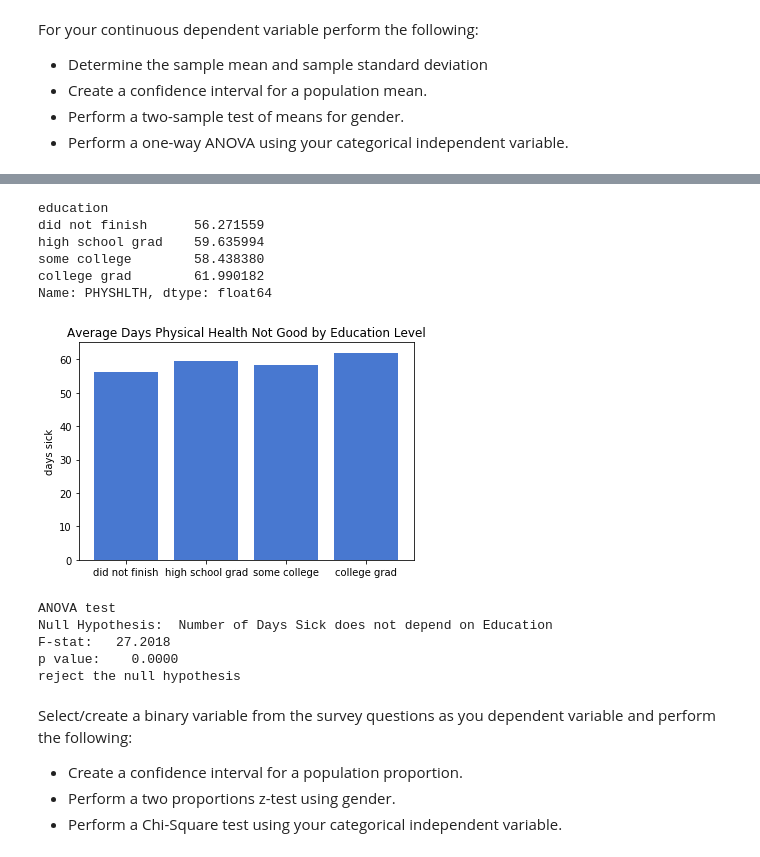
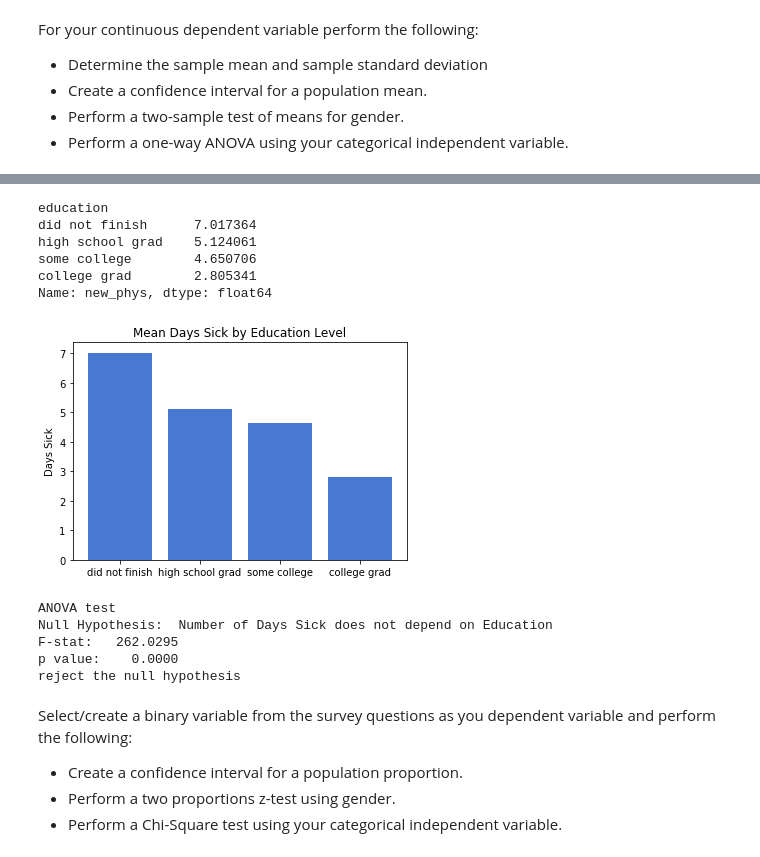
Before and after one commit to ArenCarpenter/nyc-mhtn-ds-062220-lectures, a Jupyter notebook: Mod_2/STATS_case_study/Statistical_Tests_Applied_Aren.ipynb, the cells around one changed output, grey strips where cells are left out. Saved outputs shown, nothing was run; the diff lists cells and outputs as text; code cells hidden in the pictures.

Commit message:
Update to Stats Project Notebook

```diff
--- a/Mod_2/STATS_case_study/Statistical_Tests_Applied_Aren.ipynb
+++ b/Mod_2/STATS_case_study/Statistical_Tests_Applied_Aren.ipynb
@@ -636,5 +636,6 @@ edu_dict = {1:'did not finish',
             9:np.nan}
 df['education'] = df['_EDUCAG'].replace(edu_dict)
 
-hlthedu = df[['education','PHYSHLTH']].dropna()
+hlthedu = df[['education','new_phys']].dropna()
 #hlthedu.shape
+hlthedu.head()
@@ -641,31 +649,31 @@ hlthedu = df[['education','PHYSHLTH']].dropna()
 # %%
 ##  let's create a table and take a closer look
-hlthedu_table = hlthedu.groupby('education').mean()['PHYSHLTH'][[1,2,3,0]]
+hlthedu_table = hlthedu.groupby('education').mean()['new_phys'][[1,2,3,0]]
 hlthedu_table
 # %% [output]
 education
-did not finish      56.271559
-high school grad    59.635994
-some college        58.438380
-college grad        61.990182
-Name: PHYSHLTH, dtype: float64
+did not finish      7.017364
+high school grad    5.124061
+some college        4.650706
+college grad        2.805341
+Name: new_phys, dtype: float64
 # %%
 ##  now plot relationship between education and health
 xx_ticks = np.arange(len(hlthedu_table.index))
 fig1, ax1 = plt.subplots()
-ax1.set_title('Average Days Physical Health Not Good by Education Level')
-ax1.set_ylabel('days sick')
+ax1.set_title('Mean Days Sick by Education Level')
+ax1.set_ylabel('Days Sick')
 plt.bar(xx_ticks,list(hlthedu_table))
 plt.xticks(xx_ticks,hlthedu_table.index);
 # %% [output]
-[figure, old version]
+[figure, new version]
 # %%
 ##  run an ANOVA test
 hlthedu_ftest = stats.f_oneway(
-    hlthedu['PHYSHLTH'][hlthedu['education'] == 'did not finish'],
-    hlthedu['PHYSHLTH'][hlthedu['education'] == 'high school grad'],
-    hlthedu['PHYSHLTH'][hlthedu['education'] == 'some college'],
-    hlthedu['PHYSHLTH'][hlthedu['education'] == 'college grad'])
+    hlthedu['new_phys'][hlthedu['education'] == 'did not finish'],
+    hlthedu['new_phys'][hlthedu['education'] == 'high school grad'],
+    hlthedu['new_phys'][hlthedu['education'] == 'some college'],
+    hlthedu['new_phys'][hlthedu['education'] == 'college grad'])
 
 ##  print test results
 print('ANOVA test')
@@ -676,7 +684,7 @@ print('reject the null hypothesis')
 # %% [output]
 ANOVA test
 Null Hypothesis:  Number of Days Sick does not depend on Education
-F-stat:   27.2018
+F-stat:   262.0295
 p value:    0.0000
 reject the null hypothesis
 # %% [markdown]
```
Also changed, not shown: parts of 7 cells of this notebook.
